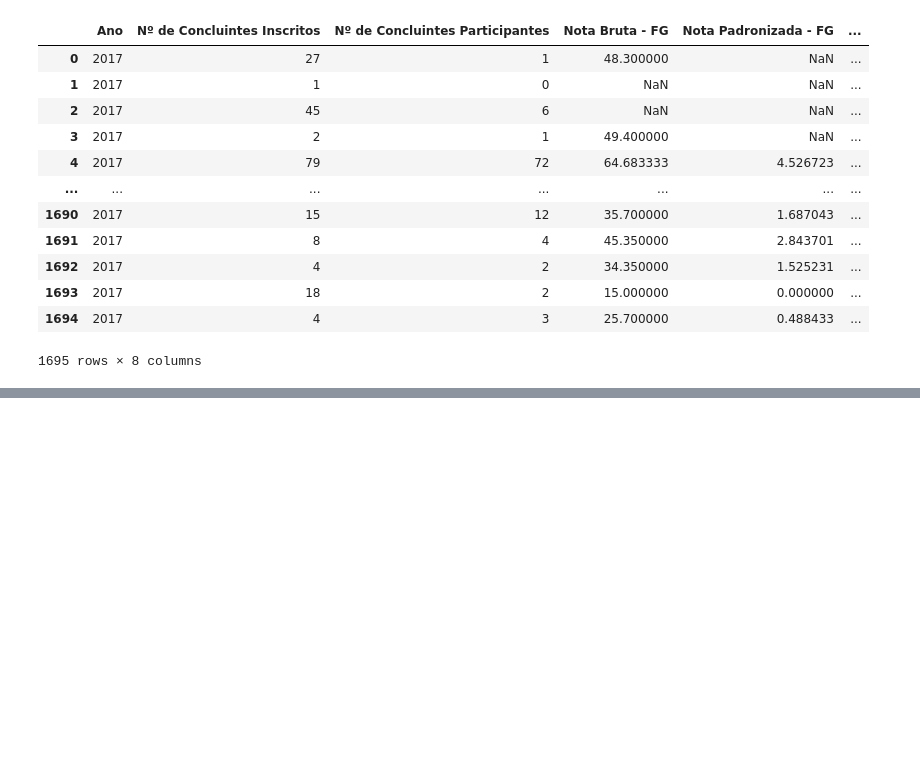
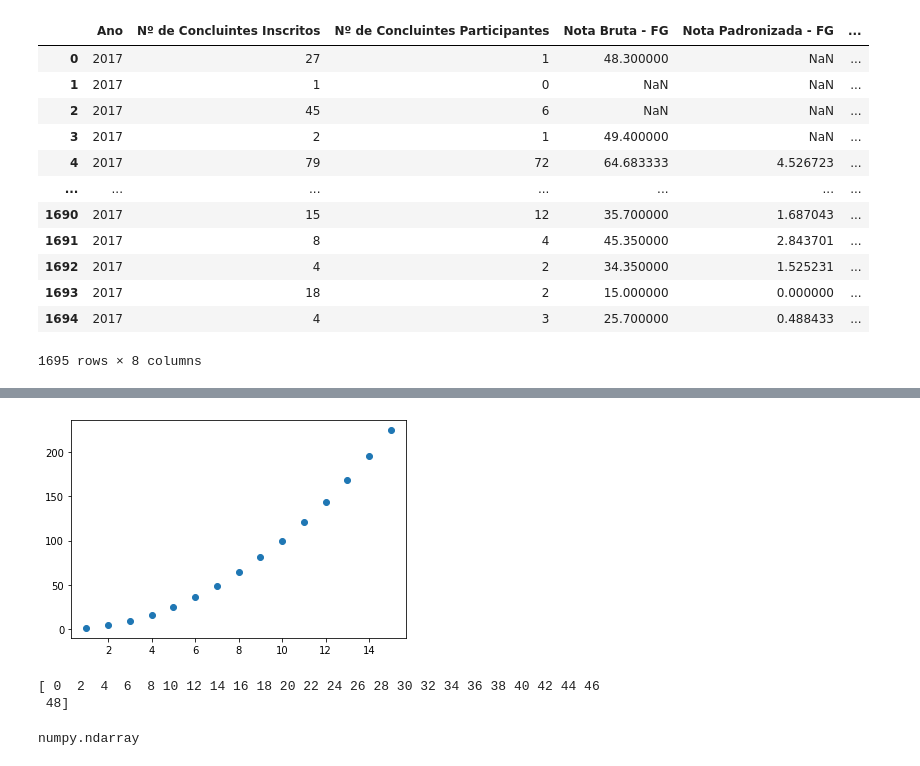
Before and after one commit to vitor-edu/Programa-de-Forma-o-Big-Data-BRQ, a Jupyter notebook: Matplotlib.ipynb, the cells around one changed output, grey strips where cells are left out. Cells and saved outputs as stored; diff of their text form; code cells hidden in the pictures; blank space fills up the shorter version.

```diff
--- a/Matplotlib.ipynb
+++ b/Matplotlib.ipynb
@@ -118,0 +192,14 @@ x.describe() # Comando describe retorna alguns cauculos matematicos com os dados
+# %%
+plt.scatter(x,y)
+plt.show()
+# %% [output]
+[figure, added]
+# %%
+import numpy as np # Utilizando funcão range  e gerando um array con numeros entre 0 e 50, com intervalo de dois inteiros.
+e  = np.arange(0,50,2)
+print(e)
+type(e)
+# %% [output]
+[ 0  2  4  6  8 10 12 14 16 18 20 22 24 26 28 30 32 34 36 38 40 42 44 46
+ 48]
+numpy.ndarray
```
Also changed, not shown: parts of 17 cells of this notebook.
